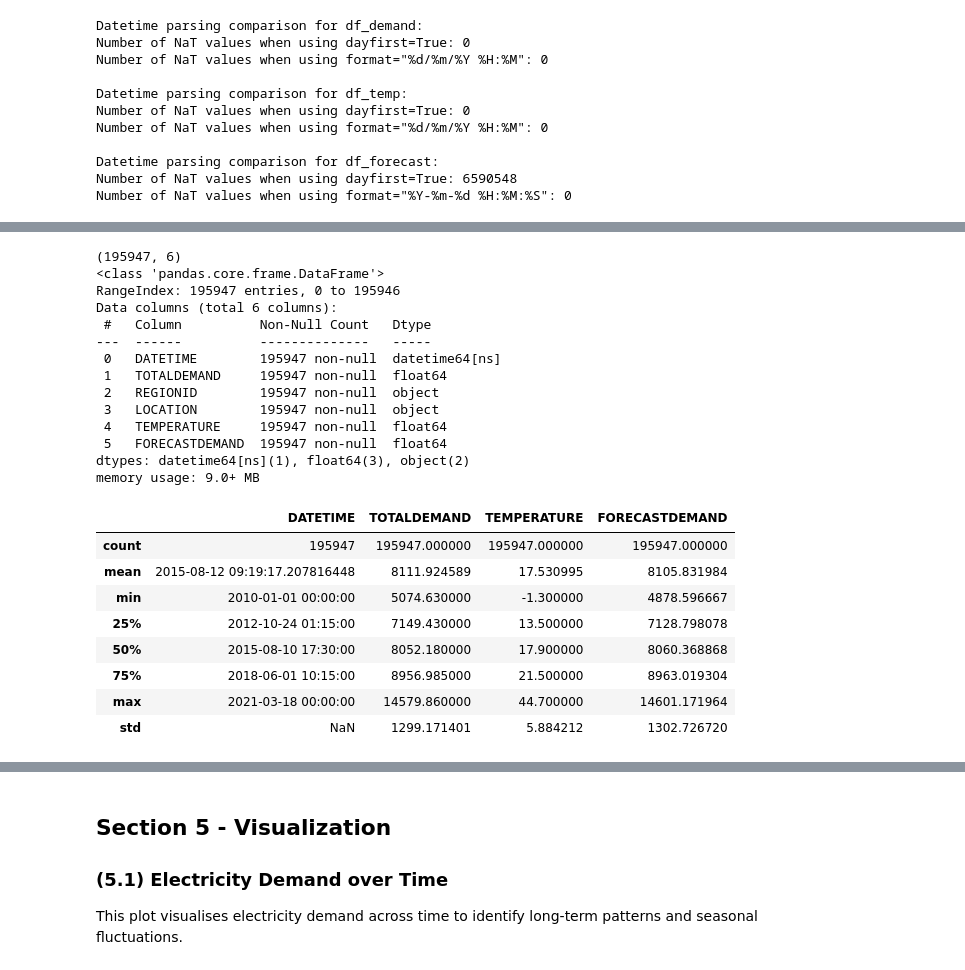
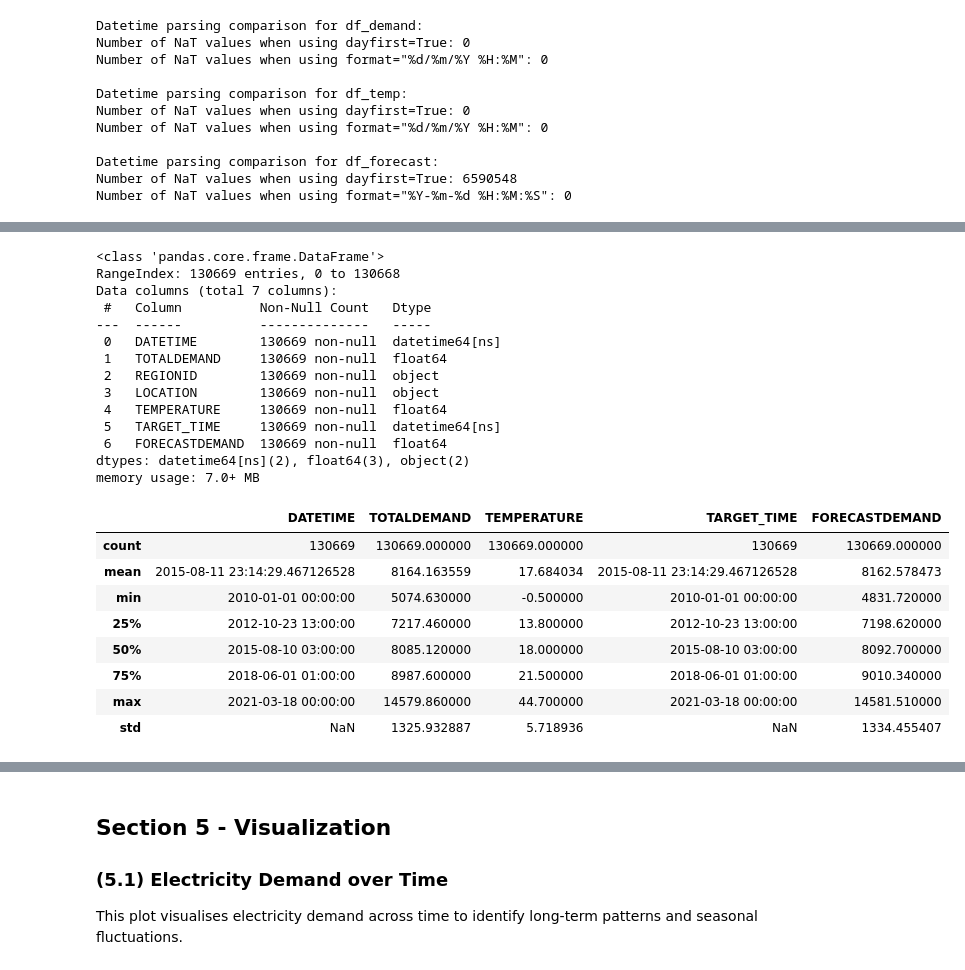
Before and after one commit to laukamkit/capstone_project_GroupA, a Jupyter notebook: src/EDA.ipynb, the cells around one changed output, grey strips where cells are left out. Saved outputs shown, nothing was run; the diff lists cells and outputs as text; code cells hidden in the pictures.

```diff
--- a/src/EDA.ipynb
+++ b/src/EDA.ipynb
@@ -124,59 +158,55 @@ Number of NaT values when using format="%Y-%m-%d %H:%M:%S": 0
 # %%
 # Convert all DATETIME columns to real datetime
 df_demand["DATETIME"] = pd.to_datetime(df_demand["DATETIME"], dayfirst=True, errors="coerce")
 df_temp["DATETIME"] = pd.to_datetime(df_temp["DATETIME"], dayfirst=True, errors="coerce")
-df_forecast["DATETIME"] = pd.to_datetime(df_forecast["DATETIME"], format="%Y-%m-%d %H:%M:%S", errors="coerce")
 
 # Drop rows where DATETIME failed to parse
 df_demand = df_demand.dropna(subset=["DATETIME"])
 df_temp = df_temp.dropna(subset=["DATETIME"])
-df_forecast = df_forecast.dropna(subset=["DATETIME"])
 
 # Sort DATETIME
 df_demand = df_demand.sort_values("DATETIME")
 df_temp = df_temp.sort_values("DATETIME")
-df_forecast = df_forecast.sort_values("DATETIME")
 
-# Finding mean group by "DATETIME"
-df_forecast_small = (
-    df_forecast
-    .groupby("DATETIME", as_index=False)["FORECASTDEMAND"]
-    .mean()
-)
+# Prepare 48-half-hour lag column
+df_p48 = df_forecast[df_forecast["PERIODID"] == 48].copy()
+df_p48 = df_p48.dropna(subset=["TARGET_DATETIME"])
+df_p48 = df_p48.rename(columns={"TARGET_DATETIME": "TARGET_TIME"})
+df_p48 = (df_p48.sort_values("LASTCHANGED").drop_duplicates(subset="TARGET_TIME", keep="last"))
+df_p48 = df_p48[["TARGET_TIME", "FORECASTDEMAND"]]
 
-# Merge with temperature database and demand database
+# Prepare merged data frame
 df_merge = (
-    df_demand
-    .merge(df_temp, on="DATETIME", how="inner")
-    .merge(df_forecast_small, on="DATETIME", how="inner")
+df_demand
+.merge(df_temp, on="DATETIME", how="inner")
+.merge(df_p48, left_on="DATETIME", right_on="TARGET_TIME", how="inner")
 )
 
 # examine structure of merged database
-print(df_merge.shape)
 df_merge.head()
 df_merge.info()
 df_merge.describe()
 # %% [output]
-(195947, 6)
 <class 'pandas.core.frame.DataFrame'>
-RangeIndex: 195947 entries, 0 to 195946
-Data columns (total 6 columns):
+RangeIndex: 130669 entries, 0 to 130668
+Data columns (total 7 columns):
  #   Column          Non-Null Count   Dtype
 ---  ------          --------------   -----
- 0   DATETIME        195947 non-null  datetime64[ns]
- 1   TOTALDEMAND     195947 non-null  float64
- 2   REGIONID        195947 non-null  object
- 3   LOCATION        195947 non-null  object
- 4   TEMPERATURE     195947 non-null  float64
- 5   FORECASTDEMAND  195947 non-null  float64
-dtypes: datetime64[ns](1), float64(3), object(2)
-memory usage: 9.0+ MB
+ 0   DATETIME        130669 non-null  datetime64[ns]
+ 1   TOTALDEMAND     130669 non-null  float64
+ 2   REGIONID        130669 non-null  object
+ 3   LOCATION        130669 non-null  object
+ 4   TEMPERATURE     130669 non-null  float64
+ 5   TARGET_TIME     130669 non-null  datetime64[ns]
+ 6   FORECASTDEMAND  130669 non-null  float64
+dtypes: datetime64[ns](2), float64(3), object(2)
+memory usage: 7.0+ MB
-|  | DATETIME | TOTALDEMAND | TEMPERATURE | FORECASTDEMAND |
-| count | 195947 | 195947.000000 | 195947.000000 | 195947.000000 |
-| mean | 2015-08-12 09:19:17.207816448 | 8111.924589 | 17.530995 | 8105.831984 |
-| min | 2010-01-01 00:00:00 | 5074.630000 | -1.300000 | 4878.596667 |
-| 25% | 2012-10-24 01:15:00 | 7149.430000 | 13.500000 | 7128.798078 |
-| 50% | 2015-08-10 17:30:00 | 8052.180000 | 17.900000 | 8060.368868 |
-| 75% | 2018-06-01 10:15:00 | 8956.985000 | 21.500000 | 8963.019304 |
-| max | 2021-03-18 00:00:00 | 14579.860000 | 44.700000 | 14601.171964 |
-| std | NaN | 1299.171401 | 5.884212 | 1302.726720 |
+|  | DATETIME | TOTALDEMAND | TEMPERATURE | TARGET_TIME | FORECASTDEMAND |
+| count | 130669 | 130669.000000 | 130669.000000 | 130669 | 130669.000000 |
+| mean | 2015-08-11 23:14:29.467126528 | 8164.163559 | 17.684034 | 2015-08-11 23:14:29.467126528 | 8162.578473 |
+| min | 2010-01-01 00:00:00 | 5074.630000 | -0.500000 | 2010-01-01 00:00:00 | 4831.720000 |
+| 25% | 2012-10-23 13:00:00 | 7217.460000 | 13.800000 | 2012-10-23 13:00:00 | 7198.620000 |
+| 50% | 2015-08-10 03:00:00 | 8085.120000 | 18.000000 | 2015-08-10 03:00:00 | 8092.700000 |
+| 75% | 2018-06-01 01:00:00 | 8987.600000 | 21.500000 | 2018-06-01 01:00:00 | 9010.340000 |
+| max | 2021-03-18 00:00:00 | 14579.860000 | 44.700000 | 2021-03-18 00:00:00 | 14581.510000 |
+| std | NaN | 1325.932887 | 5.718936 | NaN | 1334.455407 |
```
Also changed, not shown: parts of 31 cells of this notebook.
